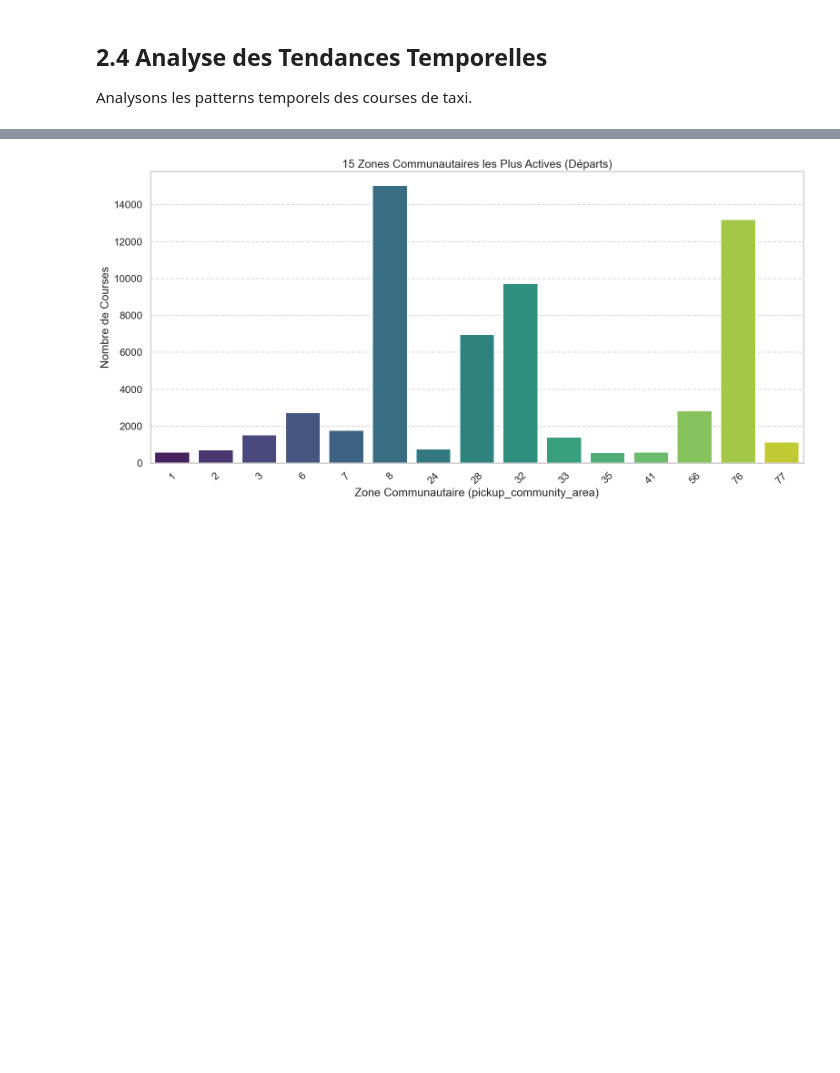
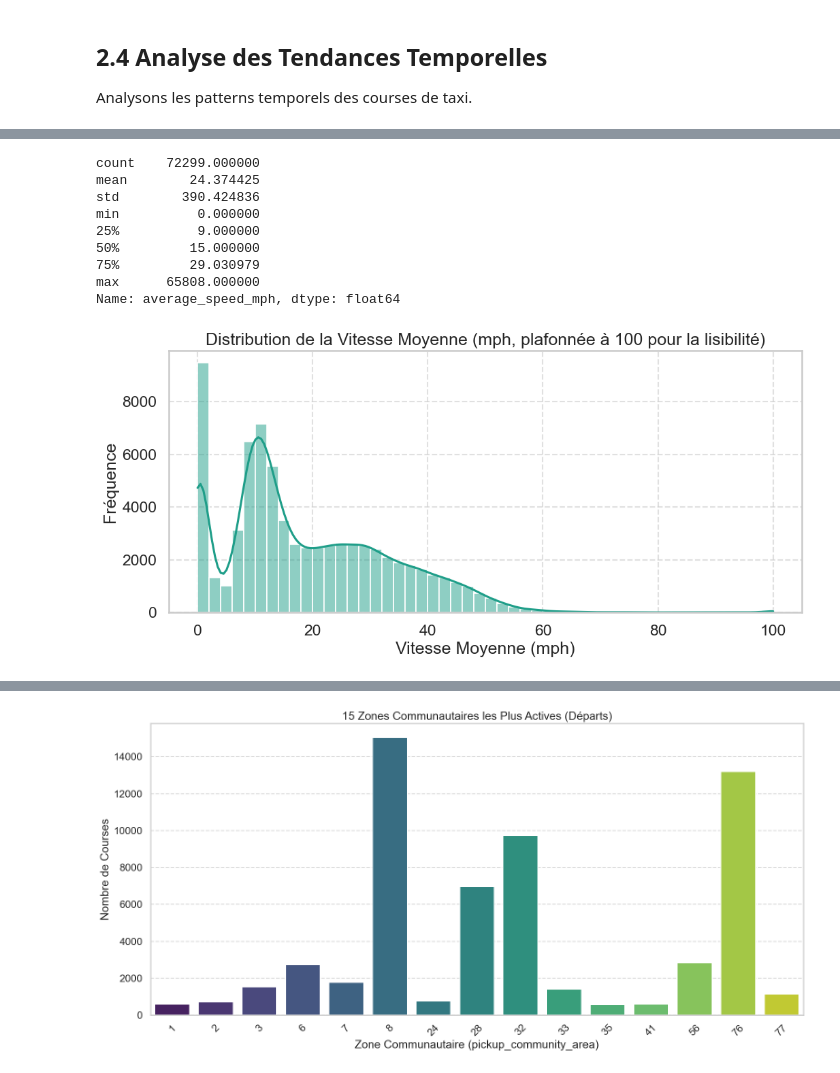
Before and after one commit to gvern/chicago-taxi-genai-demo, a Jupyter notebook: notebooks/1_Chicago_Taxi_EDA_DataPrep.ipynb, the cells around one changed output, grey strips where cells are left out. Drawn from its saved outputs; the diff is of its cells as text; code cells hidden in the pictures; blank space fills up the shorter version.

```diff
--- a/notebooks/1_Chicago_Taxi_EDA_DataPrep.ipynb
+++ b/notebooks/1_Chicago_Taxi_EDA_DataPrep.ipynb
@@ -259,2 +438,28 @@ if 'trip_start_timestamp' in df_sample.columns:
 [figure]
 [figure]
+# %%
+# Calcul de la vitesse moyenne en miles par heure
+if 'trip_miles' in df_sample.columns and 'trip_minutes' in df_sample.columns:
+    print(df_sample['average_speed_mph'].describe())
+
+    # Visualisation de la distribution
+    plt.figure(figsize=(12, 5))
+    sns.histplot(df_sample['average_speed_mph'].clip(upper=100), bins=50, kde=True, color=base_palette[4])
+    plt.title("Distribution de la Vitesse Moyenne (mph, plafonnée à 100 pour la lisibilité)")
+    plt.xlabel("Vitesse Moyenne (mph)")
+    plt.ylabel("Fréquence")
+    plt.grid(True, linestyle='--', alpha=0.6)
+    plt.show()
+else:
+    print("⚠️ Colonnes 'trip_miles' ou 'trip_minutes' manquantes, impossible de calculer la vitesse moyenne.")
+# %% [output]
+count    72299.000000
+mean        24.374425
+std        390.424836
+min          0.000000
+25%          9.000000
+50%         15.000000
+75%         29.030979
+max      65808.000000
+Name: average_speed_mph, dtype: float64
+[figure, added]
```
Also changed, not shown: parts of 36 cells of this notebook, 3 other files.
